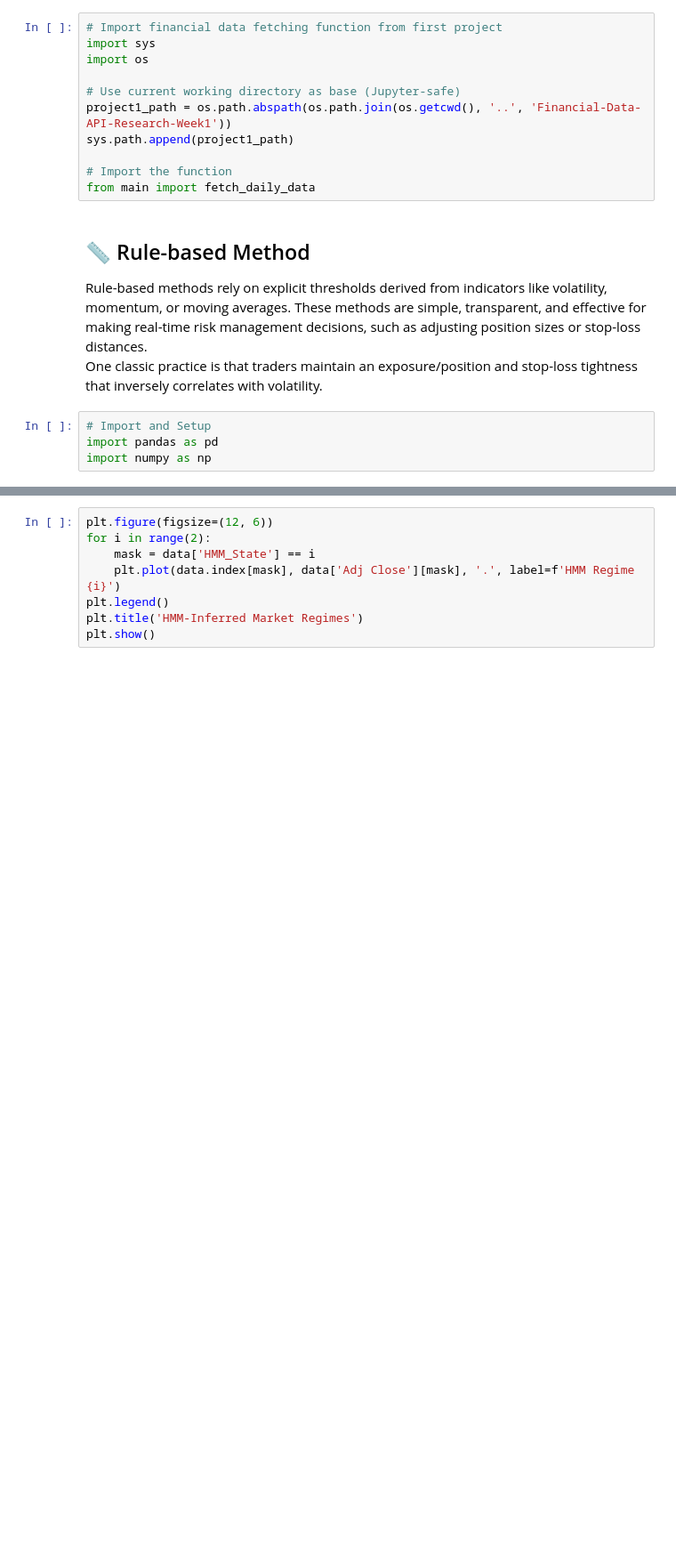
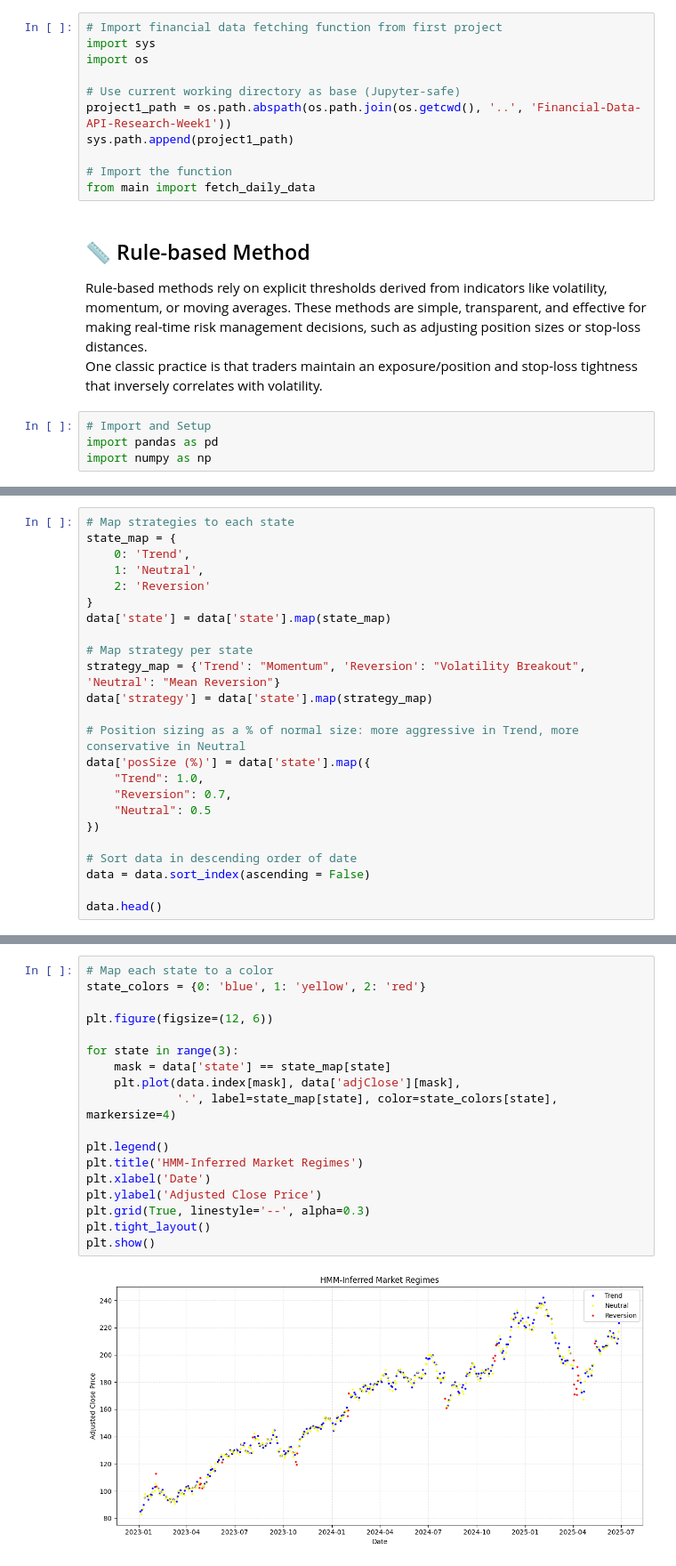
Before and after one commit to Lawrence2005/Finovax-Quantitative-Researcher-Internship-Summer-2025, a Jupyter notebook: Market-Regime-Detection-via-Markov-Model-Week2/explorations.ipynb, the cells around one changed output, grey strips where cells are left out. Shown at 89% size. Saved outputs shown, nothing was run; the diff lists cells and outputs as text; blank space fills up the shorter version.

```diff
--- a/Market-Regime-Detection-via-Markov-Model-Week2/explorations.ipynb
+++ b/Market-Regime-Detection-via-Markov-Model-Week2/explorations.ipynb
@@ -131,0 +193,24 @@ data['HMM_Position_Size'] = np.where(data['HMM_Prob_State0'] > 0.8, 1.0, 0.5)
+# %%
+# Map strategies to each state
+state_map = {
+    0: 'Trend',
+    1: 'Neutral',
+    2: 'Reversion'
+}
+data['state'] = data['state'].map(state_map)
+
+# Map strategy per state
+strategy_map = {'Trend': "Momentum", 'Reversion': "Volatility Breakout", 'Neutral': "Mean Reversion"}
+data['strategy'] = data['state'].map(strategy_map)
+
+# Position sizing as a % of normal size: more aggressive in Trend, more conservative in Neutral
+data['posSize (%)'] = data['state'].map({
+    "Trend": 1.0,
+    "Reversion": 0.7,
+    "Neutral": 0.5
+})
+
+# Sort data in descending order of date
+data = data.sort_index(ascending = False)
+
+data.head()
@@ -132,8 +224,20 @@ data['HMM_Position_Size'] = np.where(data['HMM_Prob_State0'] > 0.8, 1.0, 0.5)
 # %%
+# Map each state to a color
+state_colors = {0: 'blue', 1: 'yellow', 2: 'red'}
+
 plt.figure(figsize=(12, 6))
-for i in range(2):
-    mask = data['HMM_State'] == i
-    plt.plot(data.index[mask], data['Adj Close'][mask], '.', label=f'HMM Regime {i}')
+
+for state in range(3):
+    mask = data['state'] == state_map[state]
+    plt.plot(data.index[mask], data['adjClose'][mask],
+             '.', label=state_map[state], color=state_colors[state], markersize=4)
+
 plt.legend()
 plt.title('HMM-Inferred Market Regimes')
+plt.xlabel('Date')
+plt.ylabel('Adjusted Close Price')
+plt.grid(True, linestyle='--', alpha=0.3)
+plt.tight_layout()
 plt.show()
+# %% [output]
+[figure, added]
```
Also changed, not shown: parts of 14 cells of this notebook.
